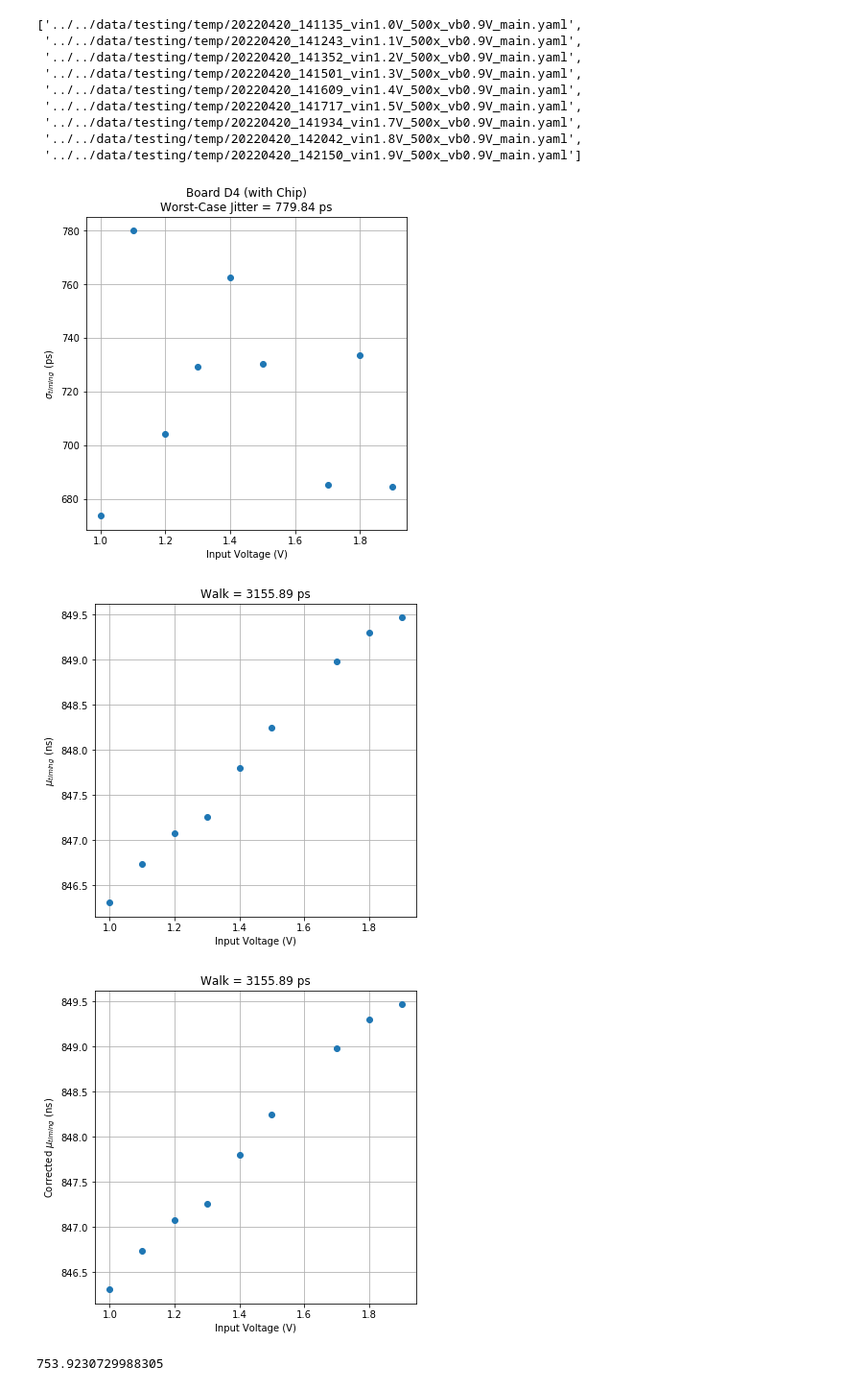
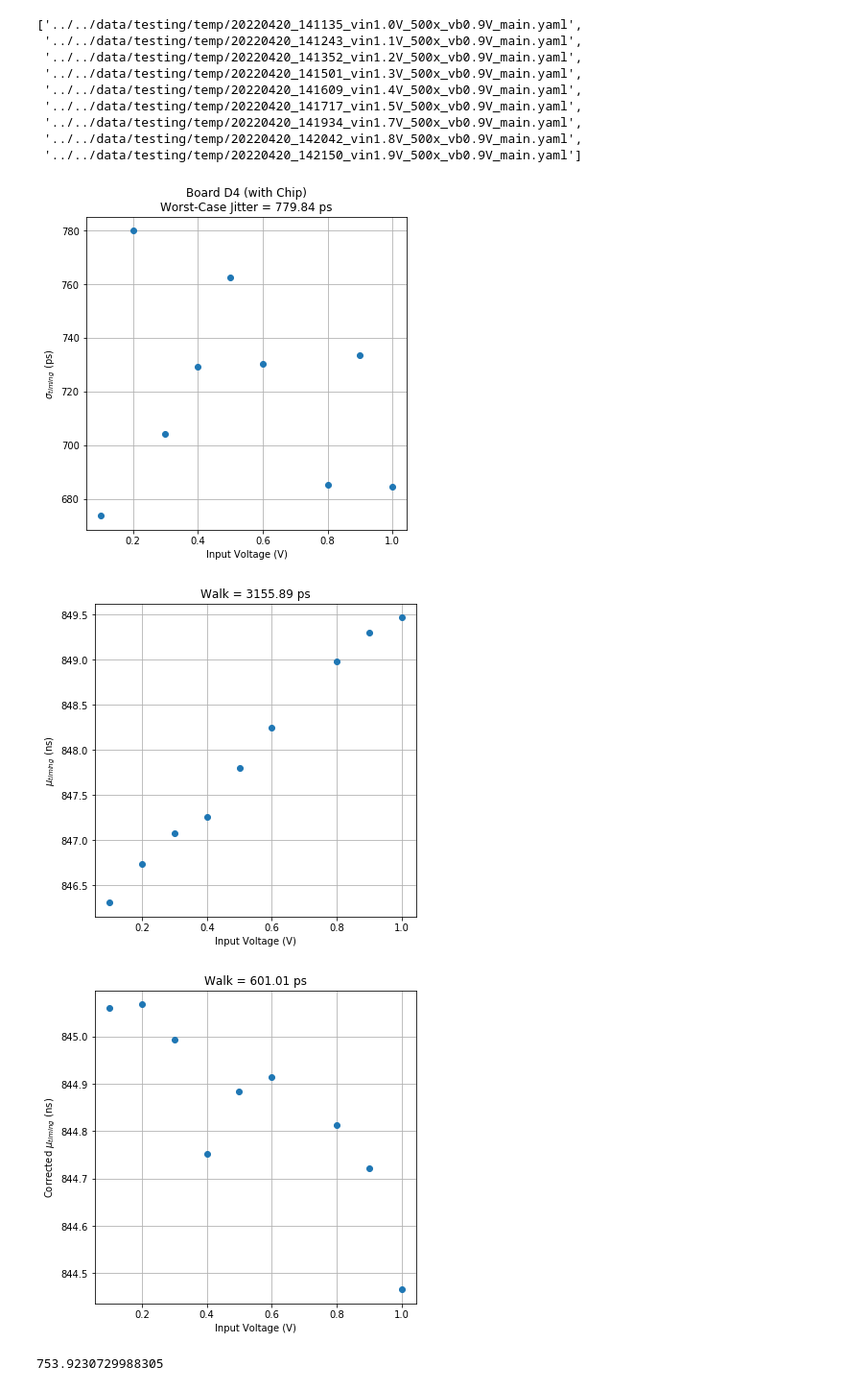
Before and after one commit to iiSmiley/span-ion-code, a Jupyter notebook: testing/plotting.ipynb, the cells around one changed output. Shown at 96% size. Cells and saved outputs as stored; diff of their text form; code cells hidden in the pictures.

```diff
--- a/testing/plotting.ipynb
+++ b/testing/plotting.ipynb
@@ -15,7 +15,7 @@ from os.path import isfile, join
 import dac
 from plotting import dict_format
 # %%
-plt.rcParams['figure.figsize'] = (6,6)
+plt.rcParams['figure.figsize'] = (6,4)
 plt.rcParams.update({'font.size': 12})
 # %% [markdown]
 <h1>Bandgap</h1>
@@ -166,7 +188,7 @@ file_in = '../../data/testing/20220303_181854_pk_200x.yaml'
 with open(file_in, 'r') as f:
     data_dict = yaml.load(f, Loader=yaml.FullLoader)
 # %%
-plt.rcParams['figure.figsize'] = (4,3)
+plt.rcParams['figure.figsize'] = (6,2)
 plt.rcParams.update({'font.size': 12})
 # %%
 vin_ideal_vec = data_dict['ideal']
@@ -270,10 +311,10 @@ cv.imwrite(f'{start_path}result.jpg', pano)
 # %% [markdown]
 <h1>Small Chain ZCD Fast Testing</h1>
 # %%
-data_path = '../../data/testing/temp'
+data_path = '../../data/testing' #temp'
 
 # Get all relevant files in directory
-filt = lambda f: True # ('zcdSmall' in f) and ('vin' in f) and ('20220408' in f) and ('nonzero' in f)
+filt = lambda f: ('zcdSmall' in f) and ('zcdSmall_' not in f) and ('vin' in f) and ('20220408' in f) and ('vb' in f)#and ('nonzero' in f)
 filt_contents = lambda config: config['vin_amp'] > 0.7
 file_in_vec = [f'{data_path}/{f}' for f in listdir(data_path) if (isfile(join(data_path, f))) and filt(f)]
 # %%
@@ -649,38 +742,42 @@ for fname in file_in_vec:
 # %%
 plt.rcParams['figure.figsize'] = (6,6)
 plt.rcParams.update({'font.size': 10})
 
 # TODO correct walk
-tdiff_corrected = list(tdiff_avg_vec)
+# ~2ns walk from 0.7V -> 1.3V input from just the instrument
+walk_0p7ref_est = lambda vin: -2.5e-9/(1.3-0.7) * (0.7-vin)
+tdiff_corrected = [t-walk_0p7ref_est(vin_vec[i]) for i,t in enumerate(tdiff_avg_vec)]
 
 # idx_worst = np.argmax(tdiff_std_vec)
 # vin_worst = vin_vec[idx_worst]
 # tdiff_std_worst = np.max(tdiff_std_vec)
 
-plt.plot(vin_vec, [t*1e12 for t in tdiff_std_vec], 'o')
+vin_vec = np.array(vin_vec)
+
+plt.plot(vin_vec-0.9, [t*1e12 for t in tdiff_std_vec], 'o')
 plt.grid(True)
 plt.xlabel("Input Voltage (V)")
 plt.ylabel("$\sigma_{timing}$ (ps)")
 # plt.title(f'Worst-Case Jitter = {round(tdiff_worst*1e12, 2)} ps\nVin={round(vin_worst, 2)}V\n{file_worst}')
 plt.title(f'Board D4 (with Chip)\nWorst-Case Jitter = {round(tdiff_worst*1e12, 2)} ps')
 
 plt.figure()
-plt.plot(vin_vec, [t*1e9 for t in tdiff_avg_vec], 'o')
+plt.plot(vin_vec-0.9, [t*1e9 for t in tdiff_avg_vec], 'o')
 plt.grid(True)
 plt.xlabel("Input Voltage (V)")
 plt.ylabel("$\mu_{timing}$ (ns)")
 plt.title(f'Walk = {round((max(tdiff_avg_vec)-min(tdiff_avg_vec))*1e12, 2)} ps');
 
 plt.figure()
-plt.plot(vin_vec, [t*1e9 for t in tdiff_corrected], 'o')
+plt.plot(vin_vec-0.9, [t*1e9 for t in tdiff_corrected], 'o')
 plt.grid(True)
 plt.xlabel("Input Voltage (V)");
 plt.ylabel("Corrected $\mu_{timing}$ (ns)");
 plt.title(f'Walk = {round((max(tdiff_corrected)-min(tdiff_corrected))*1e12, 2)} ps');
 # %% [output]
-[figure, old version]
+[figure, new version]
-[figure, old version]
+[figure, new version]
-[figure, old version]
+[figure, new version]
 # %%
 np.sqrt((780e-12)**2-(200e-12)**2)*1e12
 # %% [output]
```
Also changed, not shown: parts of 15 cells of this notebook, 1 other file.
